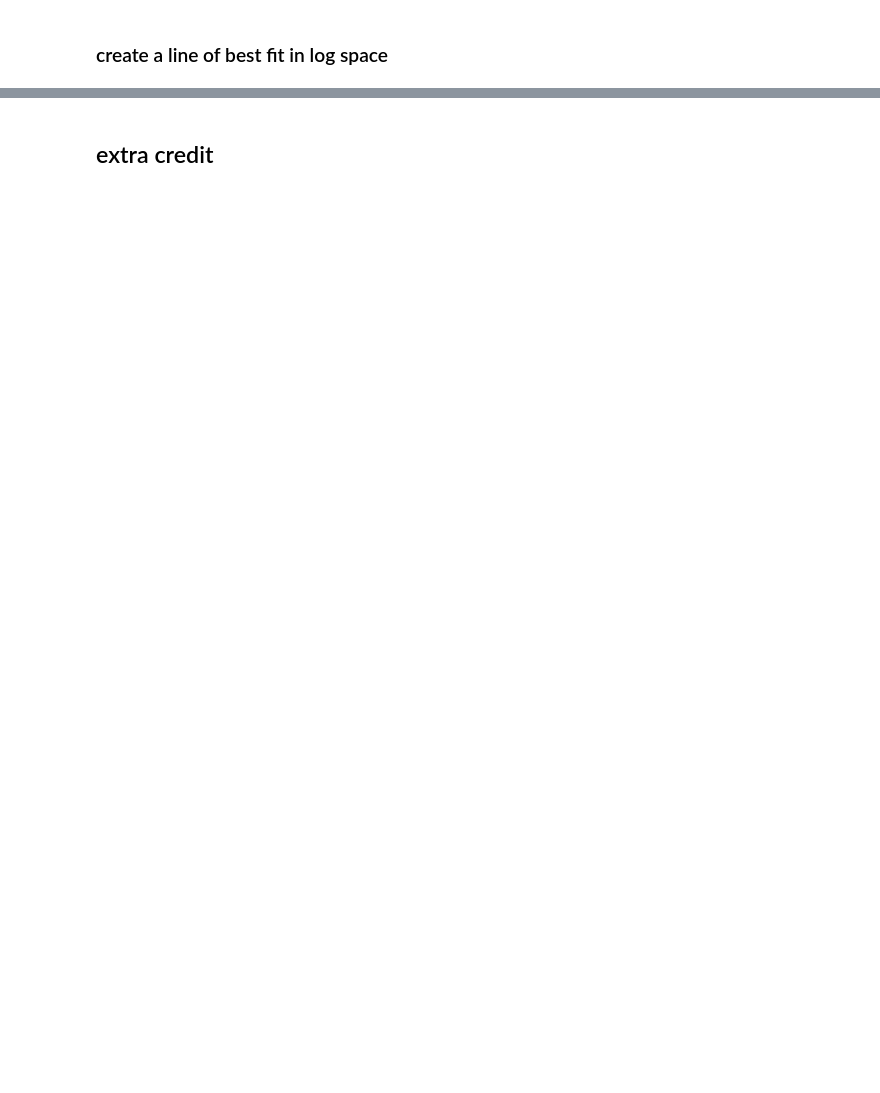
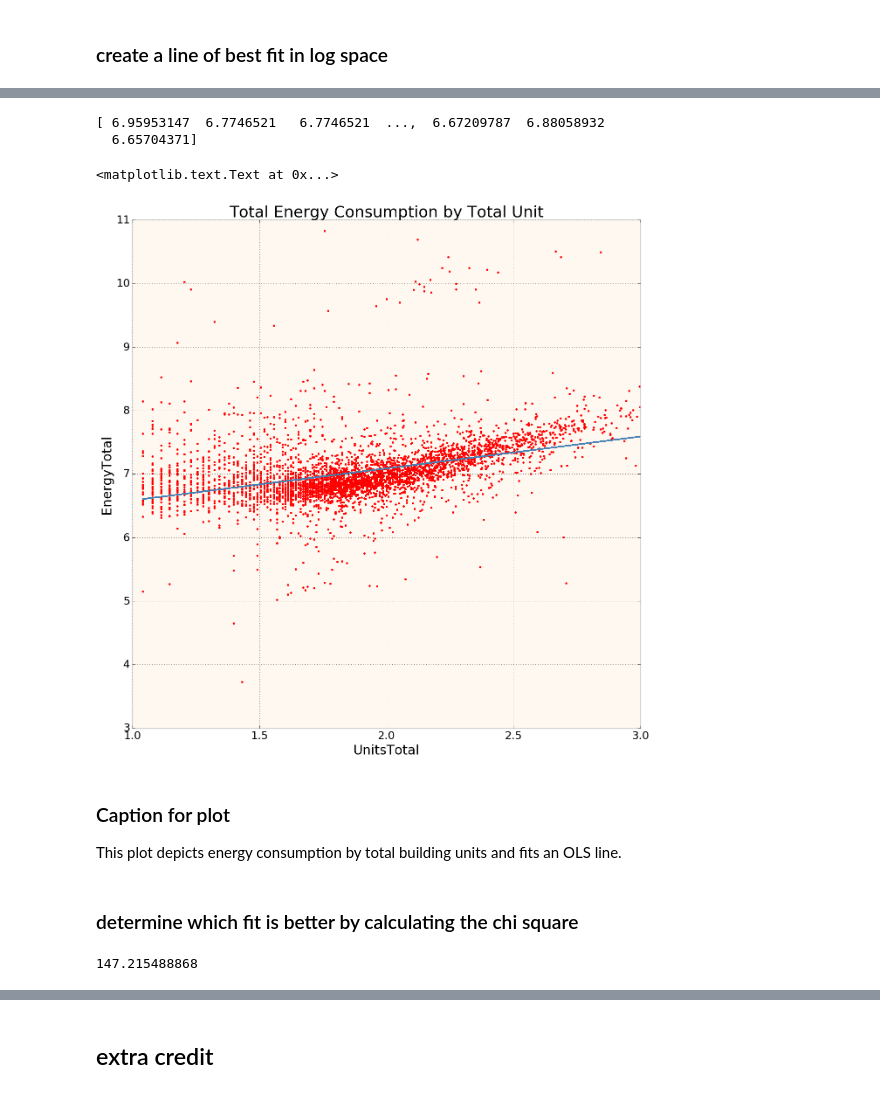
Before and after one commit to kristikorsberg/PUI2016, a Jupyter notebook: HW6_kk3374/HW6_kk3374.ipynb, the cells around one changed output, grey strips where cells are left out. Drawn from its saved outputs; the diff is of its cells as text; code cells hidden in the pictures; blank space fills up the shorter version.

```diff
--- a/HW6_kk3374/HW6_kk3374.ipynb
+++ b/HW6_kk3374/HW6_kk3374.ipynb
@@ -265,6 +255,4 @@ plt.title("Total Energy Consumption by Total Unit")
 # %%
-#fit a line units vs energy
-
-#X = sm.add_constant(np.log10(merged['UnitsTotal']))
-#y = np.log10(merged['EnergyTotal'])
-#linmodel = sm.OLS(np.log10(merged['EnergyTotal']), X, missing='drop').fit() # ignores entires where x or y is NaN
+#fit line for energy as a function of units
+units_2 = sm.add_constant(np.log10(merged['UnitsTotal']))
+energy_2 = np.log10(merged['EnergyTotal'])
@@ -302,0 +281,21 @@ Name: EnergyTotal, dtype: float64
+# %%
+plt.figure(figsize=(15,15))
+y = np.log10(merged['EnergyTotal'])
+X = sm.add_constant(np.log10(merged['UnitsTotal']))
+linmodel_eu = sm.OLS(y, X).fit()
+print(linmodel_eu.predict(X))
+pl.plot(np.log10(merged['UnitsTotal']), np.log10(merged['EnergyTotal']), 'r.')
+pl.plot(np.log10(merged['UnitsTotal']), linmodel_eu.predict(X), '-')
+plt.ylabel("EnergyTotal")
+plt.xlabel("UnitsTotal")
+plt.title("Total Energy Consumption by Total Unit")
+# %% [output]
+[ 6.95953147  6.7746521   6.7746521  ...,  6.67209787  6.88058932
+  6.65704371]
+<matplotlib.text.Text at 0x...>
+[figure, added]
+# %% [markdown]
+### Caption for plot
+This plot depicts energy consumption by total building units and fits an OLS line.
+# %% [markdown]
+### determine which fit is better by calculating the chi square
@@ -302,0 +312,8 @@ Name: EnergyTotal, dtype: float64
+# %%
+#chi-square for energy as a function of units
+eu_pred_obs_sum = sum(eu_pred_obs)
+eu_error_sum = sum(eu_error)
+eu_chisq_2 = eu_pred_obs_sum / eu_error_sum
+print(eu_chisq_2)
+# %% [output]
+147.215488868
```
Also changed, not shown: parts of 59 cells of this notebook.
